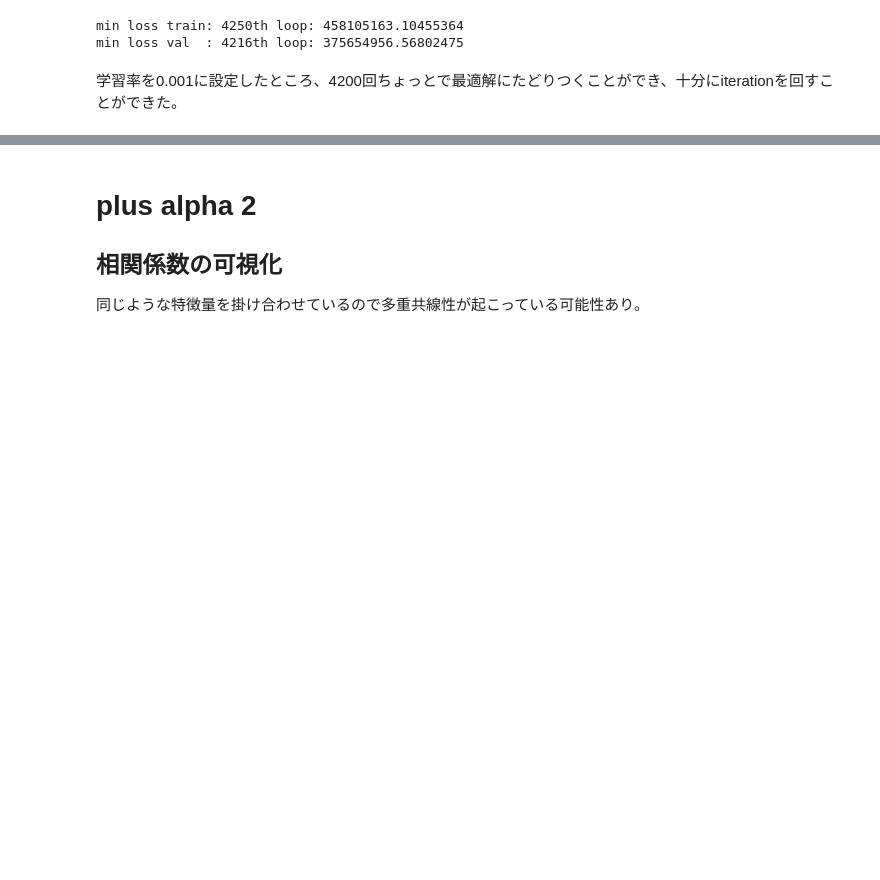
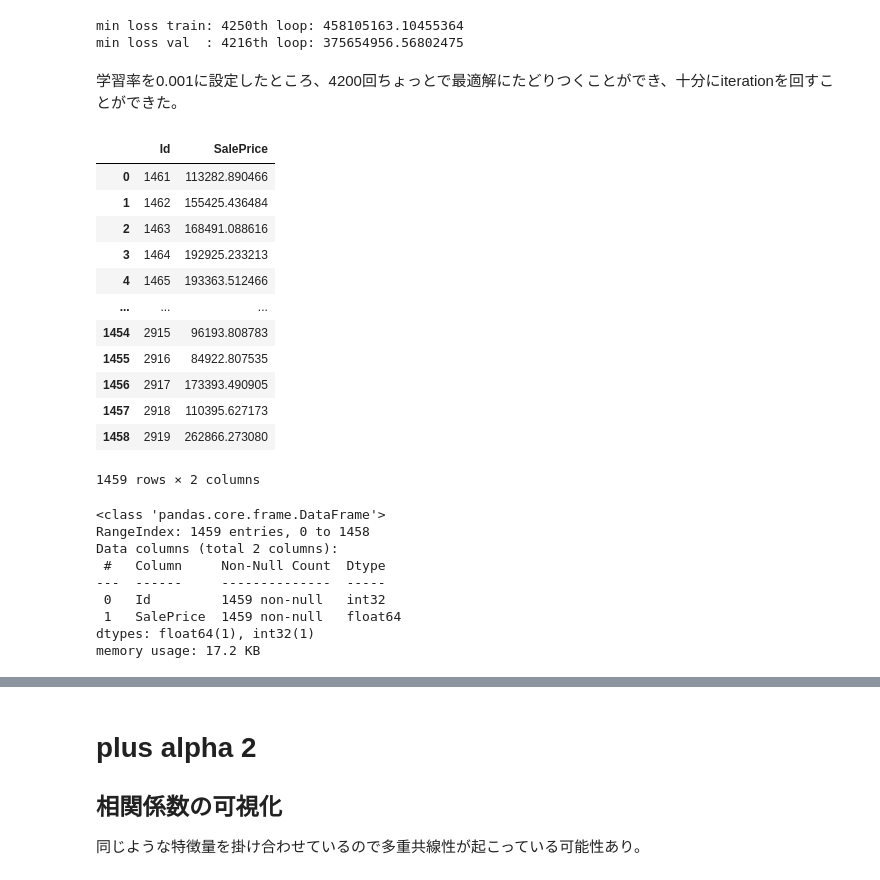
Before and after one commit to taiki-nakaso/diveintocode-ml, a Jupyter notebook: src/sprint/sprint3/sprint3-session1.ipynb, the cells around one changed output, grey strips where cells are left out. Saved outputs shown, nothing was run; the diff lists cells and outputs as text; code cells hidden in the pictures; blank space fills up the shorter version.

```diff
--- a/src/sprint/sprint3/sprint3-session1.ipynb
+++ b/src/sprint/sprint3/sprint3-session1.ipynb
@@ -1322,3 +1322,43 @@ min loss train: 4250th loop: 458105163.10455364
 min loss val  : 4216th loop: 375654956.56802475
 # %% [markdown]
 学習率を0.001に設定したところ、4200回ちょっとで最適解にたどりつくことができ、十分にiterationを回すことができた。
+# %%
+# test
+features_test_base = X_df_test_filled[top5_features].values
+features_test_3D = poly3.transform(features_test_base)[:, 5:]
+
+X_test_3D = np.concatenate((X_df_test_filled.values, features_test_3D), axis=1)
+
+X_test_3D_new = scaler.transform(X_test_3D)
+# %%
+y_test_3D_pred = reg9.predict(X_test_3D_new)
+### 出力
+submit_arr = np.concatenate((test_df['Id'].values.reshape(-1, 1), y_test_3D_pred.reshape(-1, 1)), axis=1)
+submit_df = pd.DataFrame(submit_arr, columns=['Id', 'SalePrice'])
+submit_df['Id'] = submit_df['Id'].astype(np.int32)
+display(submit_df)
+submit_df.info()
+submit_df.to_csv('test_3D_pred.csv', index=False)
+# %% [output]
+|  | Id | SalePrice |
+| 0 | 1461 | 113282.890466 |
+| 1 | 1462 | 155425.436484 |
+| 2 | 1463 | 168491.088616 |
+| 3 | 1464 | 192925.233213 |
+| 4 | 1465 | 193363.512466 |
+| ... | ... | ... |
+| 1454 | 2915 | 96193.808783 |
+| 1455 | 2916 | 84922.807535 |
+| 1456 | 2917 | 173393.490905 |
+| 1457 | 2918 | 110395.627173 |
+| 1458 | 2919 | 262866.273080 |
+1459 rows × 2 columns
+<class 'pandas.core.frame.DataFrame'>
+RangeIndex: 1459 entries, 0 to 1458
+Data columns (total 2 columns):
+ #   Column     Non-Null Count  Dtype
+---  ------     --------------  -----
+ 0   Id         1459 non-null   int32
+ 1   SalePrice  1459 non-null   float64
+dtypes: float64(1), int32(1)
+memory usage: 17.2 KB
```
Also changed, not shown: parts of 2 cells of this notebook, 2 other files.
